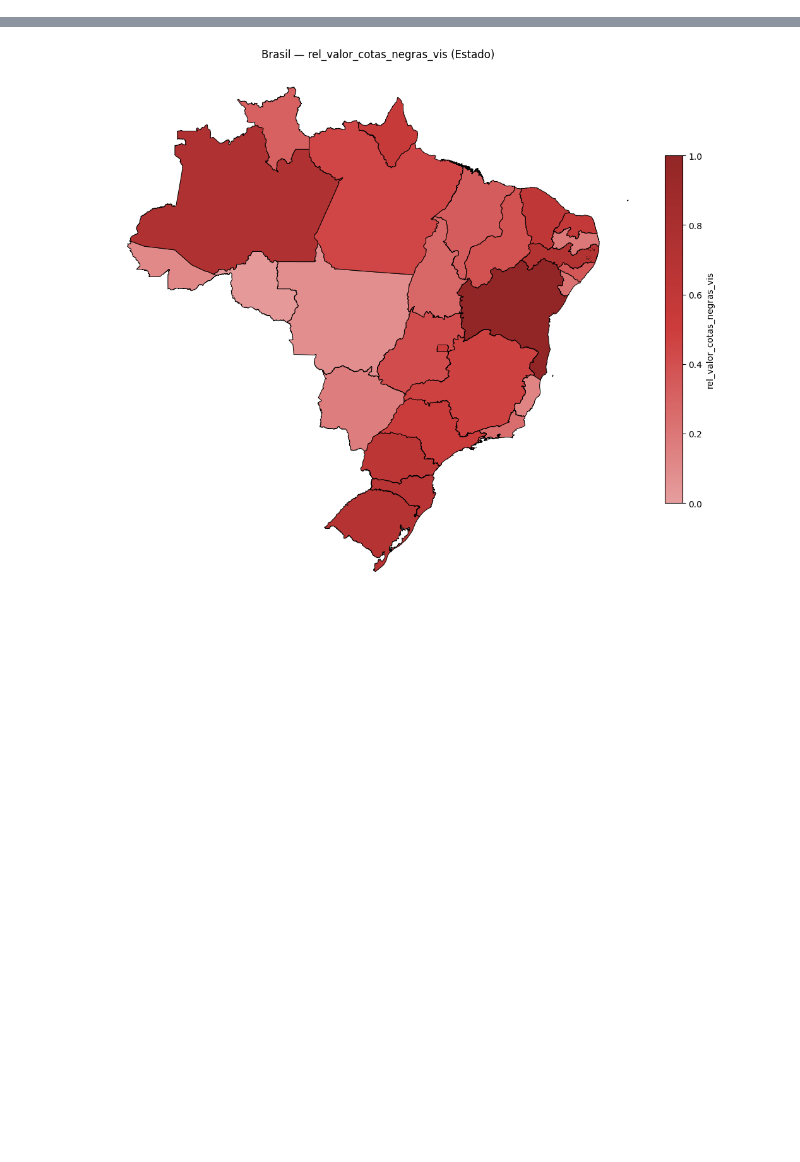
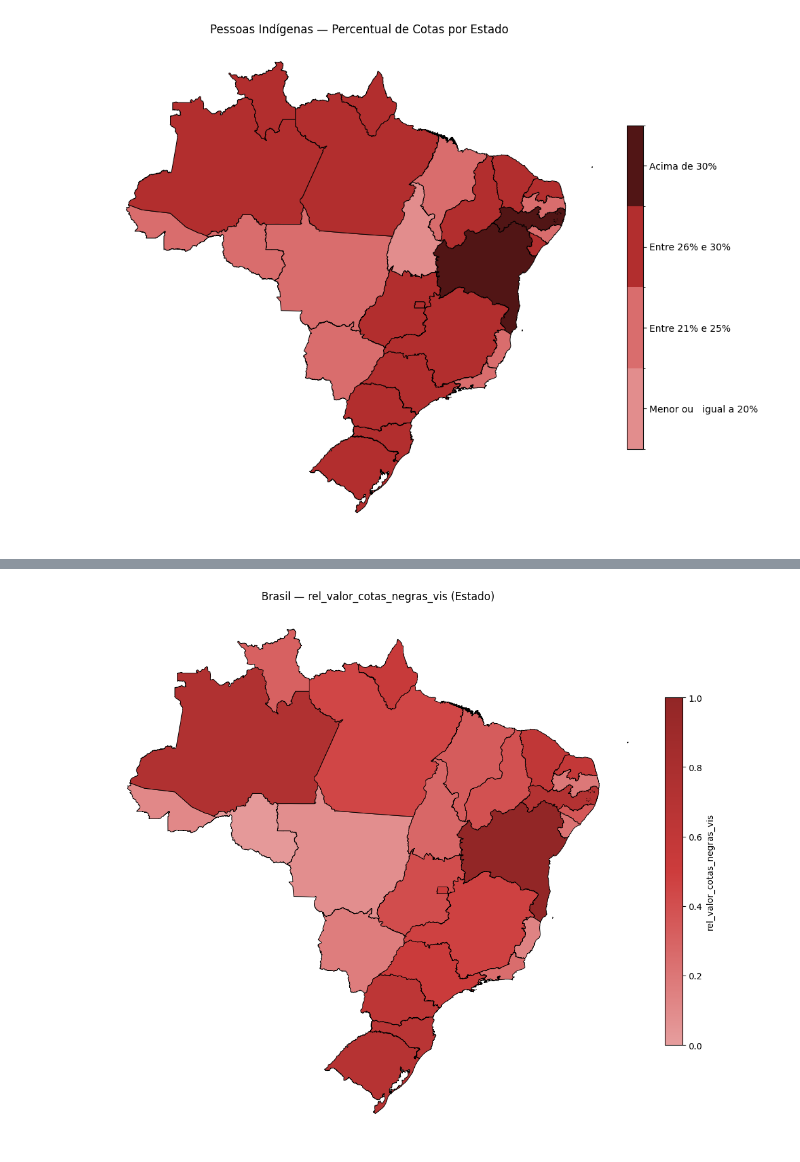
Before and after one commit to SGE-Subsecretaria-de-Gestao-Estrategica/projeto_acoes_afirmativas, a Jupyter notebook: notebooks/eda_dados_consolidados_pt2.ipynb, the cells around one changed output, grey strips where cells are left out. Cells and saved outputs as stored; diff of their text form; code cells hidden in the pictures; blank space fills up the shorter version.

```diff
--- a/notebooks/eda_dados_consolidados_pt2.ipynb
+++ b/notebooks/eda_dados_consolidados_pt2.ipynb
@@ -159,0 +293,16 @@ labels = [
+# %%
+plot_mapa_estados_continuo(
+    df=df,
+    geo_path=GEO_JSON,
+    value_col="perc_mean_cotas_negras",
+    modo="ESTADO",
+    bins=bins,
+    labels=labels,
+    cmap=cmap_cat,
+    norm=norm_cat,
+    right=False,
+    title="Pessoas Indígenas — Percentual de Cotas por Estado",
+    save_path="outputs/mapa__pessoa__negra_260302_H1335"
+)
+# %% [output]
+[figure, added]
```
Also changed, not shown: parts of 14 cells of this notebook, 7 other files.
